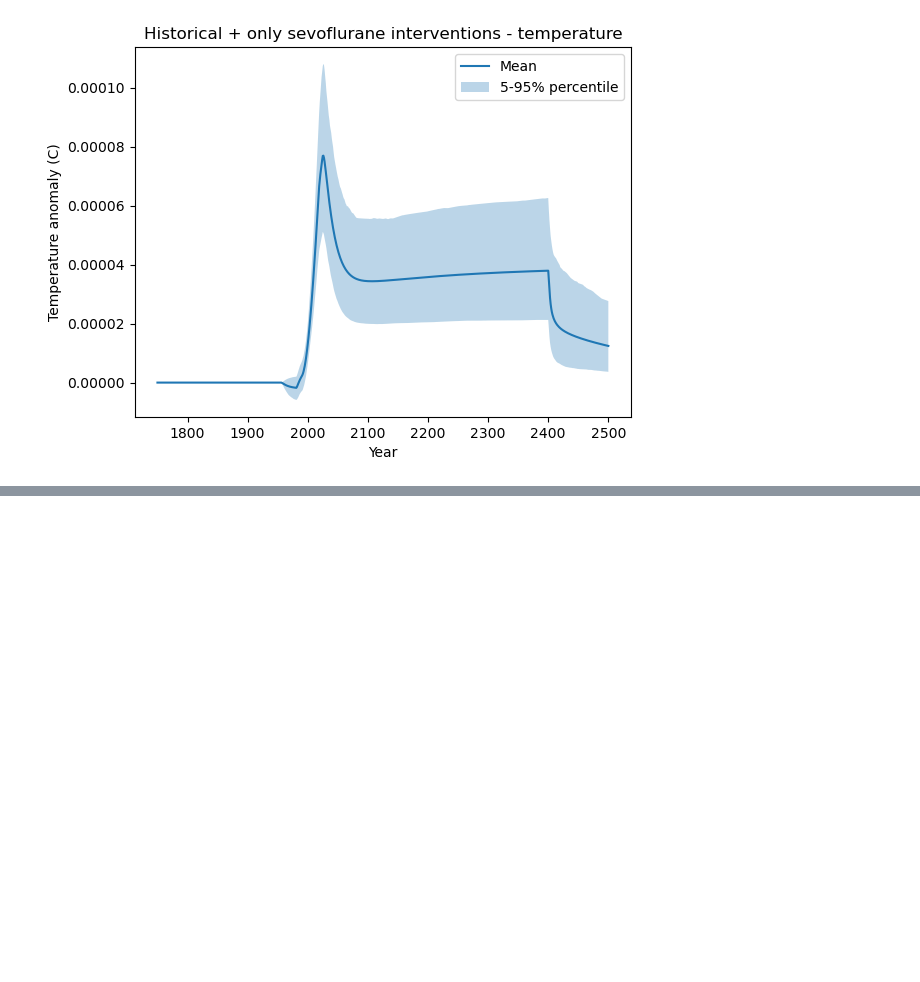
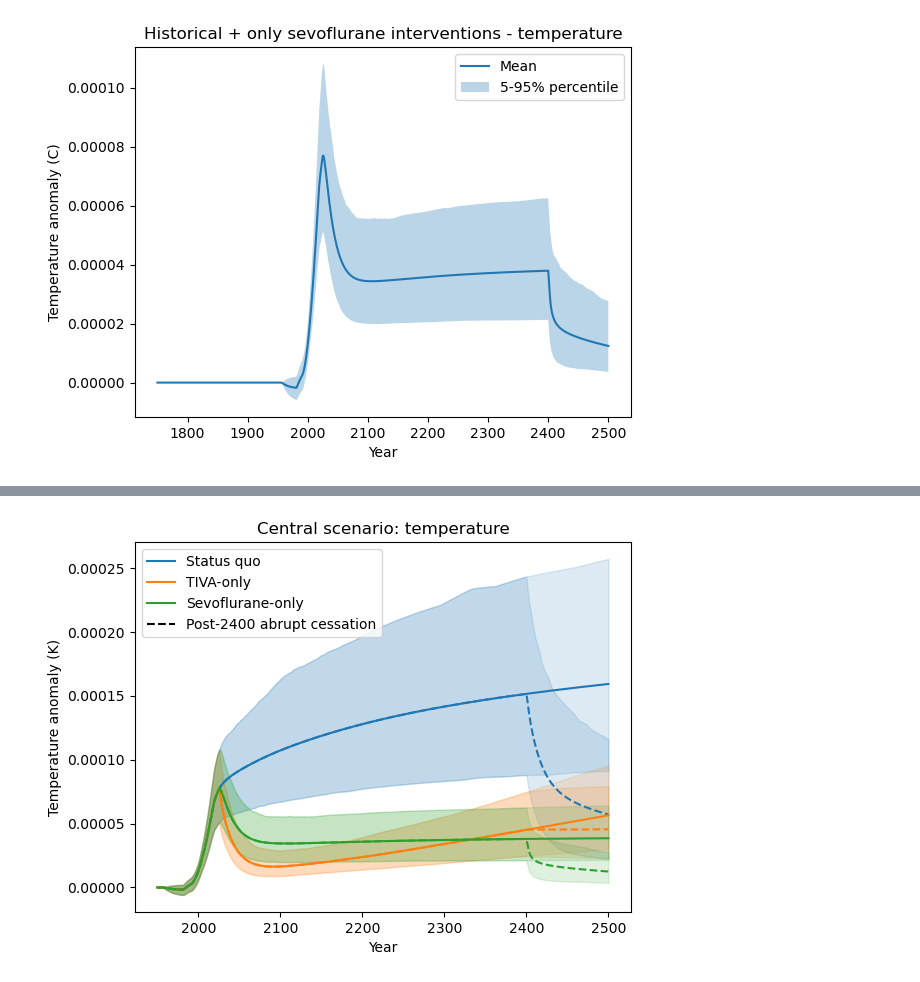
Before and after one commit to alejandroromeroprieto/anaesthetic-project, a Jupyter notebook: notebooks/paper_plots.ipynb, the cells around one changed output, grey strips where cells are left out. Cells and saved outputs as stored; diff of their text form; code cells hidden in the pictures; blank space fills up the shorter version.

Commit message:
Add linear increase in historical TIVA interventions, and abrupt cessation scenarios

```diff
--- a/notebooks/paper_plots.ipynb
+++ b/notebooks/paper_plots.ipynb
@@ -963,30 +967,49 @@ plt.show()
 # %%
 # No plotting the three scenarios together:
 # Status quo
 # only sevoflurane
 # only TIVA
 
+from matplotlib.lines import Line2D
+
 initial_year = 1950 - 1750
 
-plt.plot(timebounds_1[initial_year:], mean_f_status_quo_temperature[initial_year:], label='Status quo')
-plt.fill_between(timebounds_1[initial_year:], p05_f_status_quo_temperature[initial_year:], p95_f_status_quo_temperature[initial_year:], alpha=0.3)
-plt.plot(timebounds_1[initial_year:], mean_f_status_quo_abrupt_cessation_temperature[initial_year:], label='Status quo')
-plt.fill_between(timebounds_1[initial_year:], p05_f_status_quo_abrupt_cessation_temperature[initial_year:], p95_f_status_quo_abrupt_cessation_temperature[initial_year:], alpha=0.3)
+# --- Plot the data ---
 
-# TIVA abrupt change
-plt.plot(timebounds_1[initial_year:], mean_f_tiva_only_temperature[initial_year:], label='TIVA-only')
-plt.fill_between(timebounds_1[initial_year:], p05_f_tiva_only_temperature[initial_year:], p95_f_tiva_only_temperature[initial_year:], alpha=0.3)
-plt.plot(timebounds_1[initial_year:], mean_f_tiva_only_abrupt_cessation_temperature[initial_year:], label='TIVA-only')
-plt.fill_between(timebounds_1[initial_year:], p05_f_tiva_only_abrupt_cessation_temperature[initial_year:], p95_f_tiva_only_abrupt_cessation_temperature[initial_year:], alpha=0.3)
+# Status quo
+plt.plot(timebounds_1[initial_year:], mean_f_status_quo_temperature[initial_year:], label='Status quo', color="tab:blue")
+plt.fill_between(timebounds_1[initial_year:], p05_f_status_quo_temperature[initial_year:], p95_f_status_quo_temperature[initial_year:], alpha=0.15, color="tab:blue")
+plt.plot(timebounds_1[initial_year:], mean_f_status_quo_abrupt_cessation_temperature[initial_year:], color="tab:blue", linestyle="--")
+plt.fill_between(timebounds_1[initial_year:], p05_f_status_quo_abrupt_cessation_temperature[initial_year:], p95_f_status_quo_abrupt_cessation_temperature[initial_year:], alpha=0.15, color="tab:blue")
 
-# TIVA only
-plt.plot(timebounds_1[initial_year:], mean_f_sevo_only_temperature[initial_year:], label='Sevoflurane-only')
-plt.fill_between(timebounds_1[initial_year:], p05_f_sevo_only_temperature[initial_year:], p95_f_sevo_only_temperature[initial_year:], alpha=0.3)
-plt.plot(timebounds_1[initial_year:], mean_f_sevo_only_abrupt_cessation_temperature[initial_year:], label='Sevoflurane-only')
-plt.fill_between(timebounds_1[initial_year:], p05_f_sevo_only_abrupt_cessation_temperature[initial_year:], p95_f_sevo_only_abrupt_cessation_temperature[initial_year:], alpha=0.3)
+# TIVA-only
+plt.plot(timebounds_1[initial_year:], mean_f_tiva_only_temperature[initial_year:], label='TIVA-only', color="tab:orange")
+plt.fill_between(timebounds_1[initial_year:], p05_f_tiva_only_temperature[initial_year:], p95_f_tiva_only_temperature[initial_year:], alpha=0.15, color="tab:orange")
+plt.plot(timebounds_1[initial_year:], mean_f_tiva_only_abrupt_cessation_temperature[initial_year:], color="tab:orange", linestyle="--")
+plt.fill_between(timebounds_1[initial_year:], p05_f_tiva_only_abrupt_cessation_temperature[initial_year:], p95_f_tiva_only_abrupt_cessation_temperature[initial_year:], alpha=0.15, color="tab:orange")
+
+# Sevoflurane-only
+plt.plot(timebounds_1[initial_year:], mean_f_sevo_only_temperature[initial_year:], label='Sevoflurane-only', color="tab:green")
+plt.fill_between(timebounds_1[initial_year:], p05_f_sevo_only_temperature[initial_year:], p95_f_sevo_only_temperature[initial_year:], alpha=0.15, color="tab:green")
+plt.plot(timebounds_1[initial_year:], mean_f_sevo_only_abrupt_cessation_temperature[initial_year:], color="tab:green", linestyle="--")
+plt.fill_between(timebounds_1[initial_year:], p05_f_sevo_only_abrupt_cessation_temperature[initial_year:], p95_f_sevo_only_abrupt_cessation_temperature[initial_year:], alpha=0.15, color="tab:green")
+
+# --- Custom legend ---
+
+# Proxy artist for the dashed line
+abrupt_line = Line2D([0], [0], color='black', linestyle='--', label='Post-2400 abrupt cessation')
+
+# Add legend with the three scenarios + one dashed line
+plt.legend(handles=[
+    plt.Line2D([], [], color='tab:blue', label='Status quo'),
+    plt.Line2D([], [], color='tab:orange', label='TIVA-only'),
+    plt.Line2D([], [], color='tab:green', label='Sevoflurane-only'),
+    abrupt_line
+])
 
 plt.title('Central scenario: temperature')
 plt.xlabel('Year')
 plt.ylabel('Temperature anomaly (K)')
-plt.legend()
 plt.show()
+# %% [output]
+[figure, added]
```
Also changed, not shown: parts of 1 cell of this notebook.
